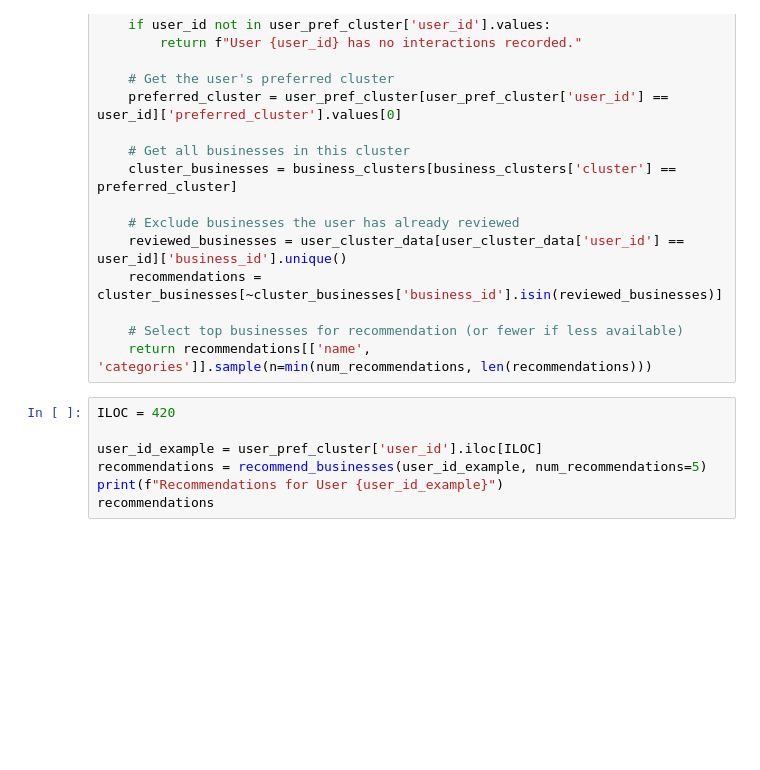
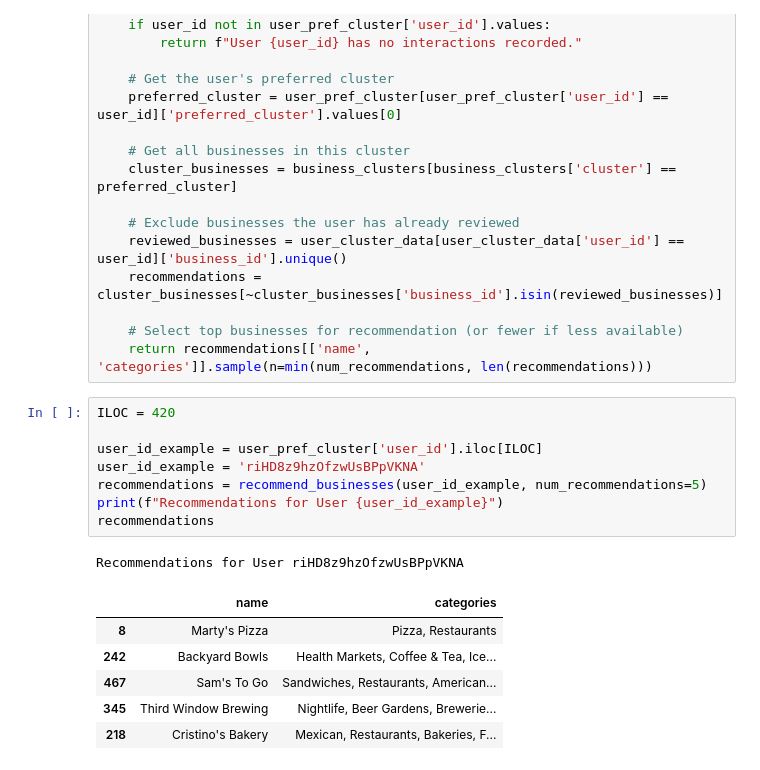
Before and after one commit to AndroYounan/CMPE255_DataMining_FinalProject_G1, a Jupyter notebook: Recommender.ipynb, the cells around one changed output. Cells and saved outputs as stored; diff of their text form; blank space fills up the shorter version.

```diff
--- a/Recommender.ipynb
+++ b/Recommender.ipynb
@@ -142,7 +201,16 @@ def recommend_businesses(user_id, num_recommendations=5):
 # %%
 ILOC = 420
 
 user_id_example = user_pref_cluster['user_id'].iloc[ILOC]
+user_id_example = 'riHD8z9hzOfzwUsBPpVKNA'
 recommendations = recommend_businesses(user_id_example, num_recommendations=5)
 print(f"Recommendations for User {user_id_example}")
 recommendations
+# %% [output]
+Recommendations for User riHD8z9hzOfzwUsBPpVKNA
+|  | name | categories |
+| 8 | Marty's Pizza | Pizza, Restaurants |
+| 242 | Backyard Bowls | Health Markets, Coffee & Tea, Ice... |
+| 467 | Sam's To Go | Sandwiches, Restaurants, American... |
+| 345 | Third Window Brewing | Nightlife, Beer Gardens, Brewerie... |
+| 218 | Cristino's Bakery | Mexican, Restaurants, Bakeries, F... |
```
Also changed, not shown: parts of 13 cells of this notebook.
